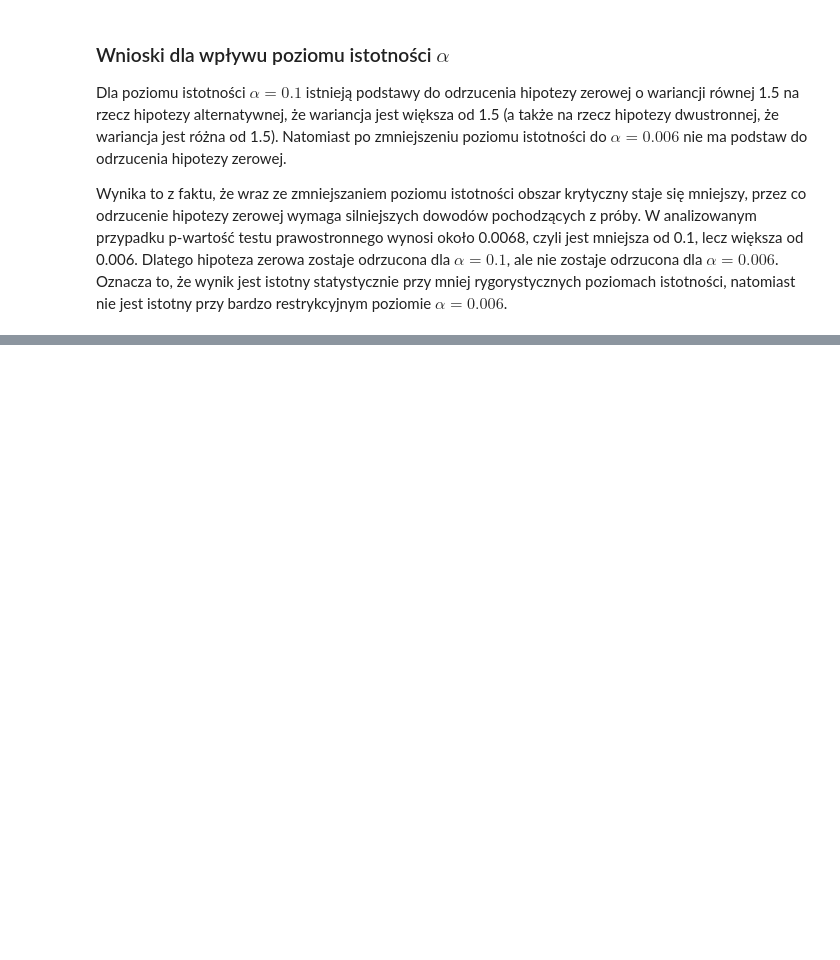
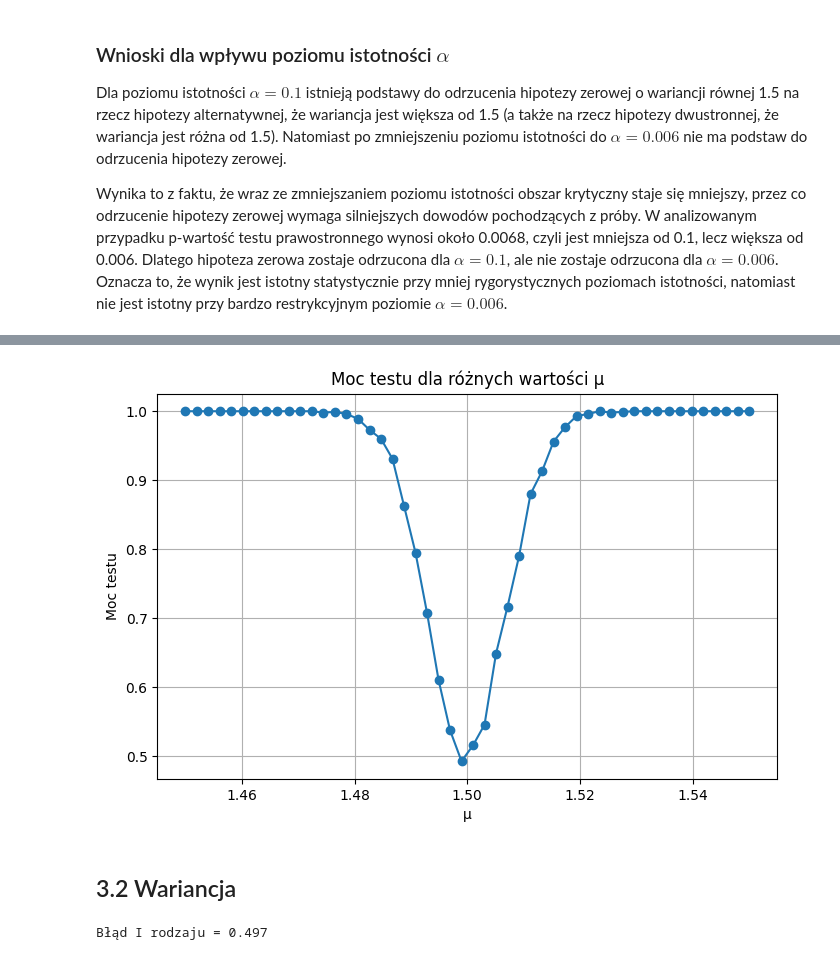
Before and after one commit to PiotrNicewicz/raport_statystyka_2, a Jupyter notebook: Raport_2.ipynb, the cells around one changed output, grey strips where cells are left out. Saved outputs shown, nothing was run; the diff lists cells and outputs as text; code cells hidden in the pictures; blank space fills up the shorter version.

Commit message:
Zad3 z wariancja

```diff
--- a/Raport_2.ipynb
+++ b/Raport_2.ipynb
@@ -533,6 +547,5 @@ Błąd I rodzaju = 0.0360, Alpha = 0.05
 # %%
-mu_alt = [1.47, 1.48, 1.49,
-          1.51, 1.52, 1.53]
+mu_alt = np.linspace(1.45,1.55,50)
 
 beta_lista = []
 moc_lista = []
@@ -556,4 +569,9 @@ for mu in mu_alt:
 
     beta_lista.append(beta)
     moc_lista.append(moc)
+
+print(f"{'μ':<8}{'β':<12}{'Moc':<12}")
+
+for mu, beta, moc in zip(mu_alt, beta_lista, moc_lista):
+    print(f"{mu:<8.3f}{beta:<12.4f}{moc:<12.4f}")
 # %% [output]
@@ -560,0 +595,47 @@ NameError: name 'z_kryt' is not defined
+# %%
+plt.figure(figsize=(8, 5))
+
+plt.plot(mu_alt, moc_lista, marker="o")
+
+plt.xlabel("μ")
+plt.ylabel("Moc testu")
+plt.title("Moc testu dla różnych wartości μ")
+plt.grid(True)
+
+plt.show()
+# %% [output]
+[figure, added]
+# %% [markdown]
+## 3.2 Wariancja
+# %%
+from scipy.stats import chi2
+
+mu = 1.5
+sigma = 0.2
+sigma_2 = sigma**2
+alpha = 0.5
+
+n = 1000
+N = 1000
+
+chi_left = chi2.ppf(alpha/2, df=n-1)
+chi_right = chi2.ppf(1-alpha/2, df=n-1)
+
+odrzucenia = 0
+
+for _ in range(N):
+
+    x = np.random.normal(mu, sigma, n)
+
+    s2 = np.var(x, ddof=1)
+
+    chi_stat = (n-1)*s2/sigma_2
+
+    if chi_stat < chi_left or chi_stat > chi_right:
+        odrzucenia += 1
+
+blad_I = odrzucenia/N
+
+print("Błąd I rodzaju =", round(blad_I,4))
+# %% [output]
+Błąd I rodzaju = 0.497
```
Also changed, not shown: parts of 6 cells of this notebook.
